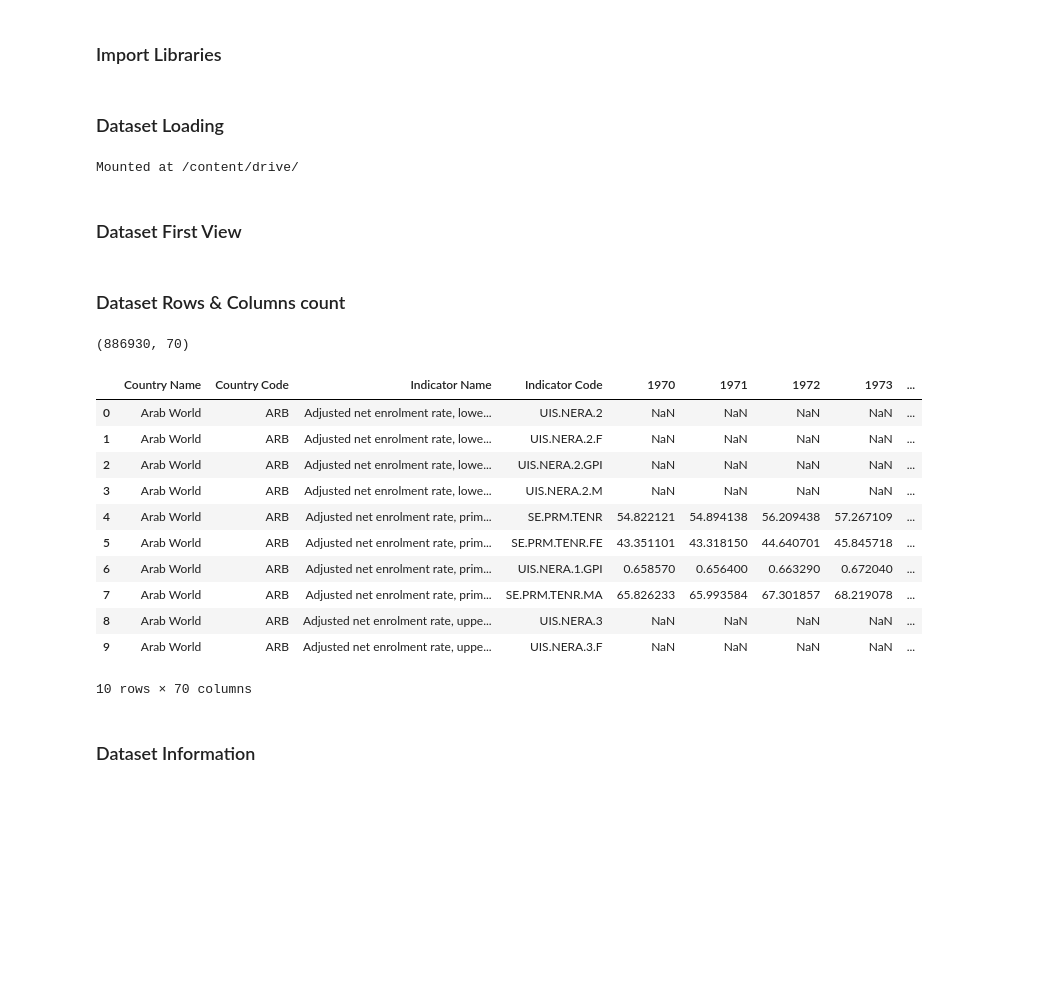
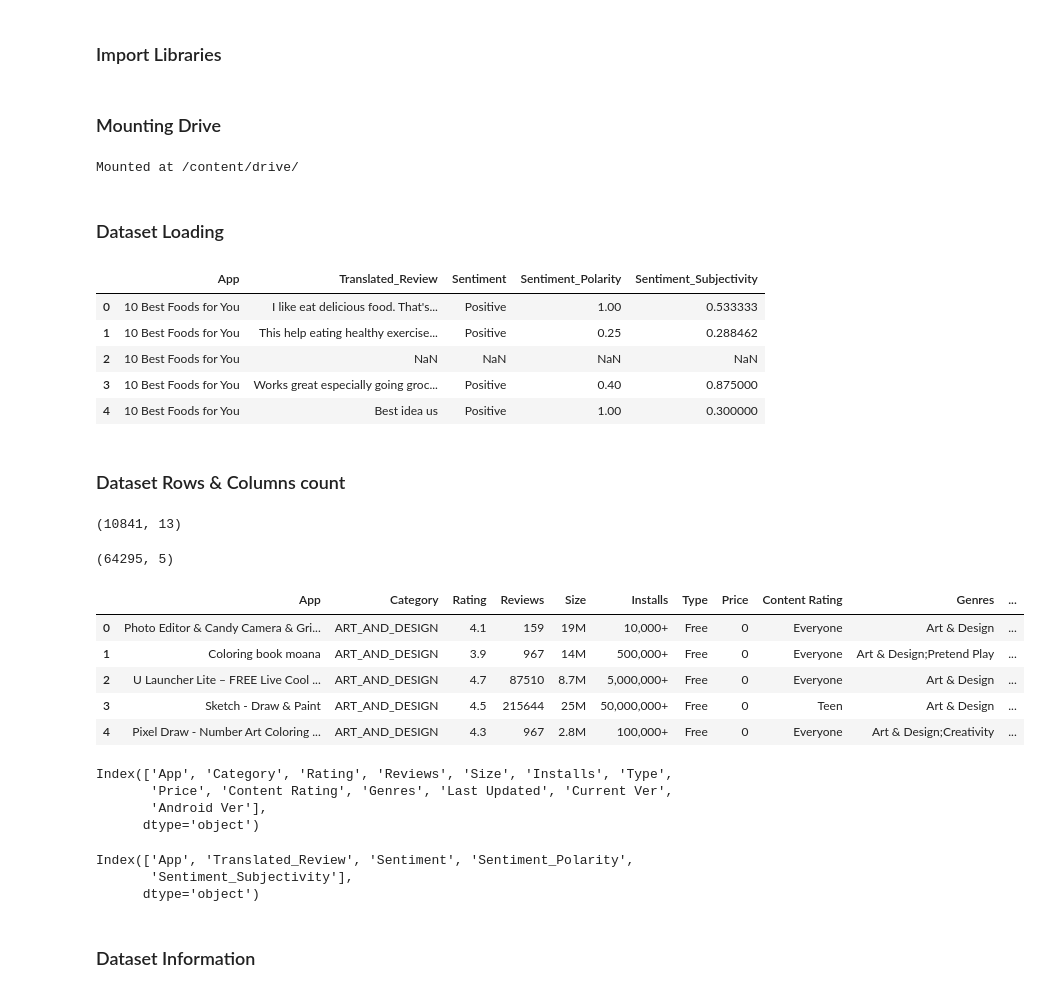
Before and after one commit to bhupesh-oo7/Capstone-EDA, a Jupyter notebook: Capstone_Project_EDA.ipynb, the cells around one changed output. Cells and saved outputs as stored; diff of their text form; code cells hidden in the pictures; blank space fills up the shorter version.

```diff
--- a/Capstone_Project_EDA.ipynb
+++ b/Capstone_Project_EDA.ipynb
@@ -69,38 +71,62 @@ import seaborn as sns
+# %% [markdown]
+### Mounting Drive
+# %%
+from google.colab import drive
+drive.mount('/content/drive/')
+# %% [output]
+Mounted at /content/drive/
 # %% [markdown]
 ### Dataset Loading
-# %%
-from google.colab import drive
-drive.mount('/content/drive/')
-# %% [output]
-Mounted at /content/drive/
-# %% [markdown]
-### Dataset First View
 # %%
-path='/content/drive/MyDrive/Colab Notebooks/Capstone Project: EDA/EdStatsData.csv'
-Edustats_df = pd.read_csv(path)
+path='/content/drive/MyDrive/Colab Notebooks/Capstone Project: EDA/Play Store Data.csv'
+play_df = pd.read_csv(path)
+path='/content/drive/MyDrive/Colab Notebooks/Capstone Project: EDA/User Reviews.csv'
+reviews = pd.read_csv(path)
+reviews.head(5)
+# %% [output]
+|  | App | Translated_Review | Sentiment | Sentiment_Polarity | Sentiment_Subjectivity |
+| 0 | 10 Best Foods for You | I like eat delicious food. That's... | Positive | 1.00 | 0.533333 |
+| 1 | 10 Best Foods for You | This help eating healthy exercise... | Positive | 0.25 | 0.288462 |
+| 2 | 10 Best Foods for You | NaN | NaN | NaN | NaN |
+| 3 | 10 Best Foods for You | Works great especially going groc... | Positive | 0.40 | 0.875000 |
+| 4 | 10 Best Foods for You | Best idea us | Positive | 1.00 | 0.300000 |
 # %% [markdown]
 ### Dataset Rows & Columns count
 # %%
 # Dataset Rows & Columns count
-Edustats_df.shape
+play_df.shape
 # %% [output]
-(886930, 70)
+(10841, 13)
+# %%
+# Dataset Rows & Columns count
+reviews.shape
+# %% [output]
+(64295, 5)
 # %%
 # Dataset Explore
-Edustats_df.head(10)
+play_df.head(5)
 # %% [output]
-|  | Country Name | Country Code | Indicator Name | Indicator Code | 1970 | 1971 | 1972 | 1973 | ... |
-| 0 | Arab World | ARB | Adjusted net enrolment rate, lowe... | UIS.NERA.2 | NaN | NaN | NaN | NaN | ... |
-| 1 | Arab World | ARB | Adjusted net enrolment rate, lowe... | UIS.NERA.2.F | NaN | NaN | NaN | NaN | ... |
-| 2 | Arab World | ARB | Adjusted net enrolment rate, lowe... | UIS.NERA.2.GPI | NaN | NaN | NaN | NaN | ... |
-| 3 | Arab World | ARB | Adjusted net enrolment rate, lowe... | UIS.NERA.2.M | NaN | NaN | NaN | NaN | ... |
-| 4 | Arab World | ARB | Adjusted net enrolment rate, prim... | SE.PRM.TENR | 54.822121 | 54.894138 | 56.209438 | 57.267109 | ... |
-| 5 | Arab World | ARB | Adjusted net enrolment rate, prim... | SE.PRM.TENR.FE | 43.351101 | 43.318150 | 44.640701 | 45.845718 | ... |
-| 6 | Arab World | ARB | Adjusted net enrolment rate, prim... | UIS.NERA.1.GPI | 0.658570 | 0.656400 | 0.663290 | 0.672040 | ... |
-| 7 | Arab World | ARB | Adjusted net enrolment rate, prim... | SE.PRM.TENR.MA | 65.826233 | 65.993584 | 67.301857 | 68.219078 | ... |
-| 8 | Arab World | ARB | Adjusted net enrolment rate, uppe... | UIS.NERA.3 | NaN | NaN | NaN | NaN | ... |
-| 9 | Arab World | ARB | Adjusted net enrolment rate, uppe... | UIS.NERA.3.F | NaN | NaN | NaN | NaN | ... |
+|  | App | Category | Rating | Reviews | Size | Installs | Type | Price | Content Rating | Genres | ... |
+| 0 | Photo Editor & Candy Camera & Gri... | ART_AND_DESIGN | 4.1 | 159 | 19M | 10,000+ | Free | 0 | Everyone | Art & Design | ... |
+| 1 | Coloring book moana | ART_AND_DESIGN | 3.9 | 967 | 14M | 500,000+ | Free | 0 | Everyone | Art & Design;Pretend Play | ... |
+| 2 | U Launcher Lite – FREE Live Cool ... | ART_AND_DESIGN | 4.7 | 87510 | 8.7M | 5,000,000+ | Free | 0 | Everyone | Art & Design | ... |
+| 3 | Sketch - Draw & Paint | ART_AND_DESIGN | 4.5 | 215644 | 25M | 50,000,000+ | Free | 0 | Teen | Art & Design | ... |
+| 4 | Pixel Draw - Number Art Coloring ... | ART_AND_DESIGN | 4.3 | 967 | 2.8M | 100,000+ | Free | 0 | Everyone | Art & Design;Creativity | ... |
-10 rows × 70 columns
+# %%
+# Exploring Columns Of Data Set
+play_df.columns
+# %% [output]
+Index(['App', 'Category', 'Rating', 'Reviews', 'Size', 'Installs', 'Type',
+       'Price', 'Content Rating', 'Genres', 'Last Updated', 'Current Ver',
+       'Android Ver'],
+      dtype='object')
+# %%
+# Exploring Columns Of Data Set
+reviews.columns
+# %% [output]
+Index(['App', 'Translated_Review', 'Sentiment', 'Sentiment_Polarity',
+       'Sentiment_Subjectivity'],
+      dtype='object')
 # %% [markdown]
 ### Dataset Information
 # %%
```
Also changed, not shown: parts of 9 cells of this notebook.
